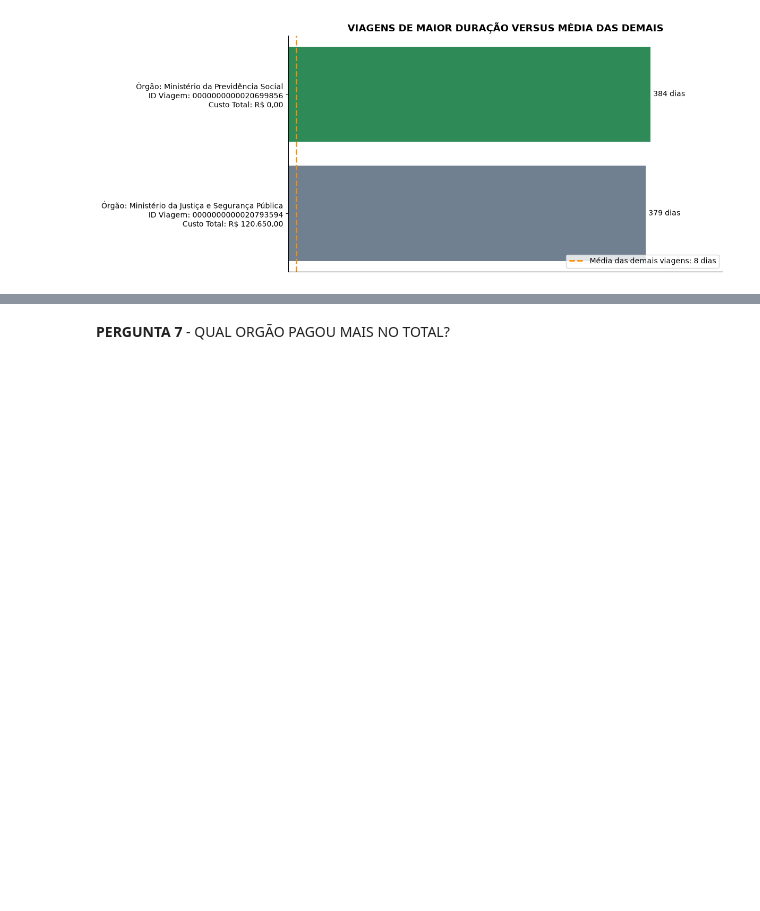
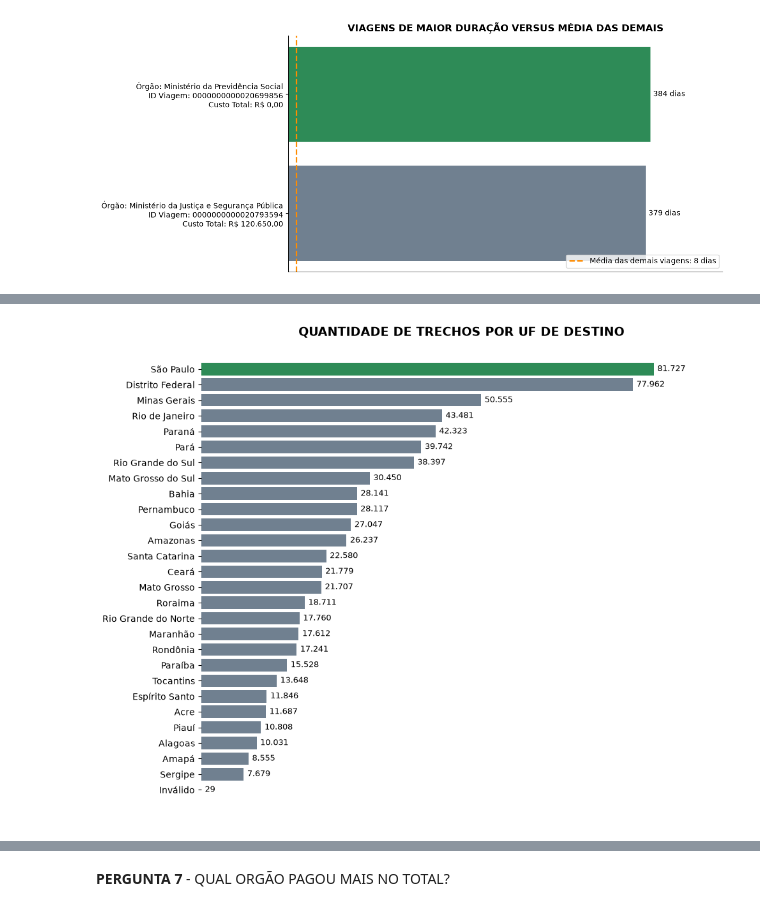
Before and after one commit to FelipeBusa/projeto_avaliativo_m1_felipebusarello, a Jupyter notebook: 3_analise.ipynb, the cells around one changed output, grey strips where cells are left out. Saved outputs shown, nothing was run; the diff lists cells and outputs as text; code cells hidden in the pictures; blank space fills up the shorter version.

```diff
--- a/3_analise.ipynb
+++ b/3_analise.ipynb
@@ -384,0 +989,13 @@ Criado tabela gold_ .....
+# %%
+# Consulta da Pergunta 5
+tabela_6 = consultar_sql("""
+    SELECT
+        destino_uf AS "Destino",
+        qtd_trechos AS "Quantidade"
+    FROM vw_gold_trecho_por_uf
+    ORDER BY qtd_trechos DESC;
+""")
+tabela_6["Quantidade"] = tabela_6["Quantidade"].map(
+    lambda valor: f"{valor:,.0f}".replace(",", ".")
+)
+display(tabela_6)
@@ -384,0 +1020,42 @@ Criado tabela gold_ .....
+# %%
+# Criação Gráfico Pergunta 6
+fig, ax = plt.subplots(figsize=(10, 8))
+cores = ["seagreen"] + ["slategray"] * (len(tabela_6) - 1) # Destaca o primeiro destino
+barras = ax.barh(
+    tabela_6["Destino"],
+    tabela_6["Quantidade"].astype(str).str.replace(".", "", regex=False).astype(int),
+    color=cores
+)
+ax.bar_label(
+    barras,
+    fmt="%.0f",
+    labels=[
+        f"{valor:,.0f}".replace(",", ".")
+        for valor in tabela_6["Quantidade"].astype(str).str.replace(".", "", regex=False).astype(int)
+    ],
+    label_type="edge",
+    padding=4,
+    fontsize=9,
+    color="black"
+) # Quantidades logo após as barras
+
+ax.set_title(
+    "QUANTIDADE DE TRECHOS POR UF DE DESTINO",
+    fontsize=14,
+    fontweight="bold"
+) # Título do gráfico
+ax.invert_yaxis() # Mantém o destino com mais trechos no topo
+ax.set_xticks([]) # Retira os valores do eixo X
+ax.margins(x=0.15) # Reserva espaço para os valores
+for spine in ax.spines.values(): # Remove as linhas das bordas do gráfico
+    spine.set_visible(False)
+plt.savefig(
+    "Graficos/pergunta_6_quantidade_por_uf_destino.png",
+    dpi=300,
+    bbox_inches="tight"
+)
+
+plt.tight_layout()
+plt.show()
+# %% [output]
+[figure, added]
```
Also changed, not shown: parts of 24 cells of this notebook.
